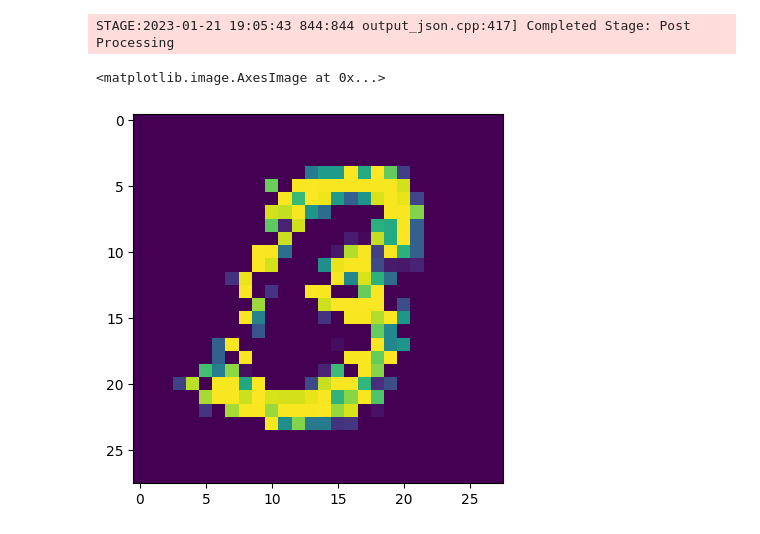
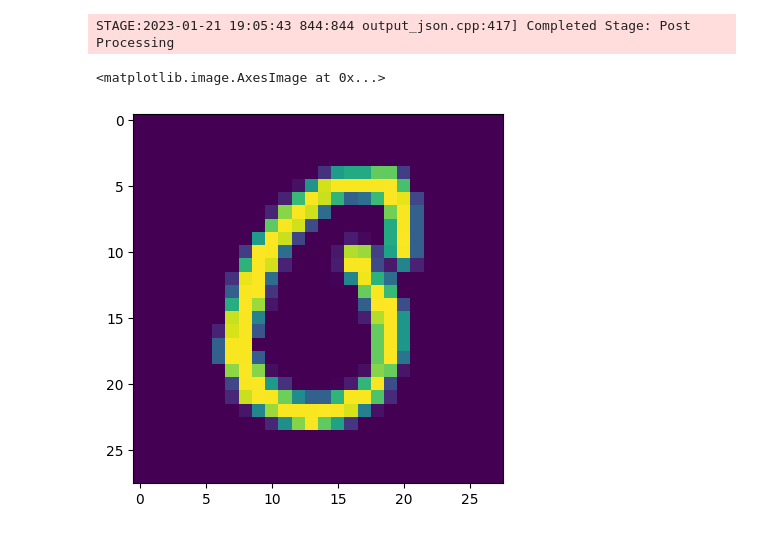
Before and after one commit to akhilsadam/pho-ices-ml, a Jupyter notebook: FFA.ipynb, the cells around one changed output. Cells and saved outputs as stored; diff of their text form; code cells hidden in the pictures.

```diff
--- a/FFA.ipynb
+++ b/FFA.ipynb
@@ -263,8 +321,8 @@ STAGE:2023-01-21 19:05:43 844:844 output_json.cpp:417] Completed Stage: Post Pro
 # %%
 mask = (torch.rand((28,28)) > 0.5).to(device)
 # plt.imshow(train_X[0].detach().cpu().numpy())
-mixed = train_X[234]*mask + train_X[235]*(~mask)
+mixed = train_X[234]*mask + train_X[234]*(~mask)
 plt.imshow(mixed.detach().cpu().numpy())
 # %% [output]
 <matplotlib.image.AxesImage at 0x...>
-[figure, old version]
+[figure, new version]
```
Also changed, not shown: parts of 5 cells of this notebook, 1 other file.
